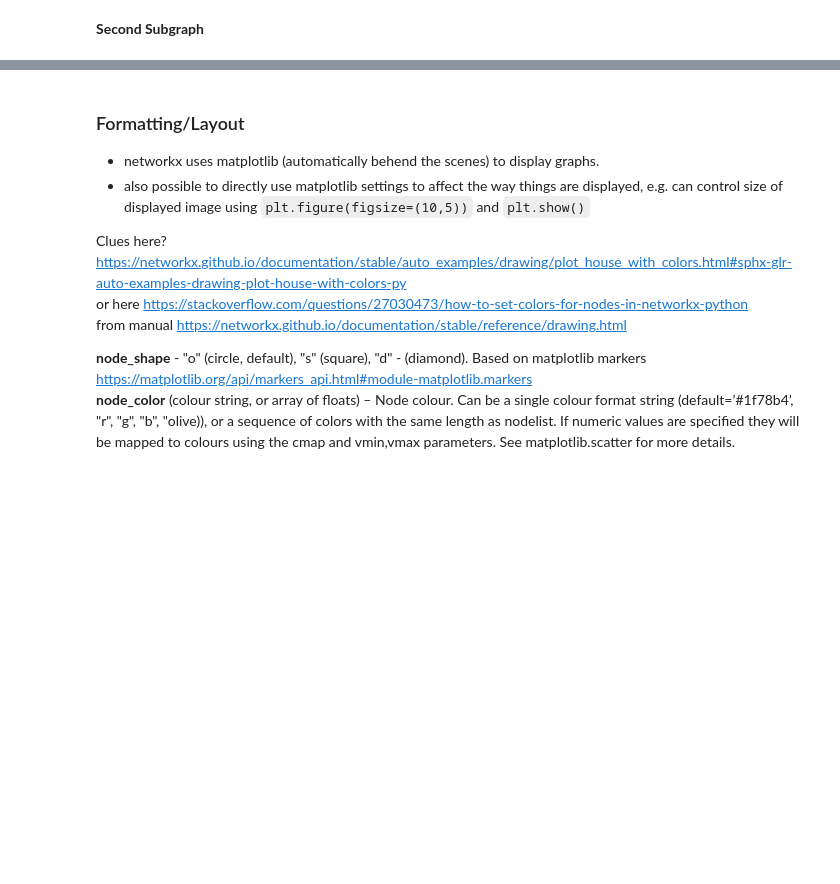
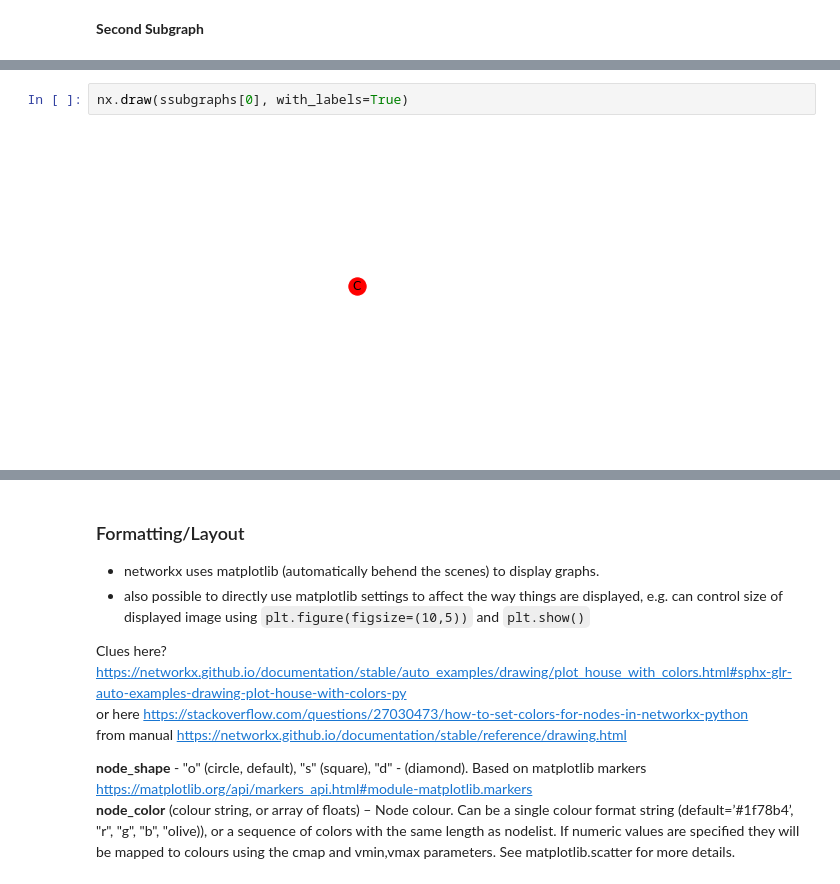
Before and after one commit to alanmaydwell/jupyter_scribblings, a Jupyter notebook: NetworkXtry.ipynb, the cells around one changed output, grey strips where cells are left out. Cells and saved outputs as stored; diff of their text form; blank space fills up the shorter version.

```diff
--- a/NetworkXtry.ipynb
+++ b/NetworkXtry.ipynb
@@ -132,0 +158,4 @@ nx.draw(subgraphs[1], with_labels=True)
+# %%
+nx.draw(ssubgraphs[0], with_labels=True)
+# %% [output]
+[figure, added]
```
Also changed, not shown: parts of 32 cells of this notebook.
